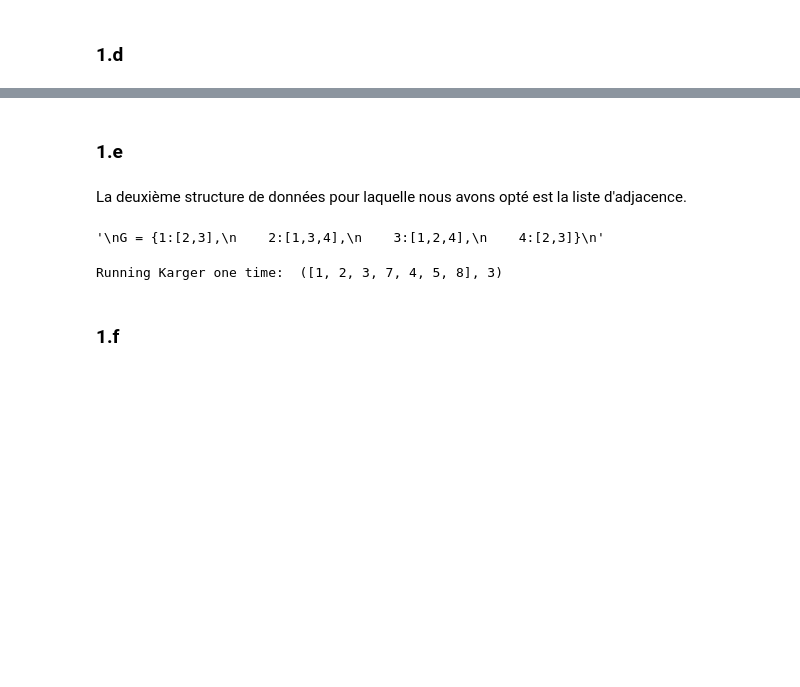
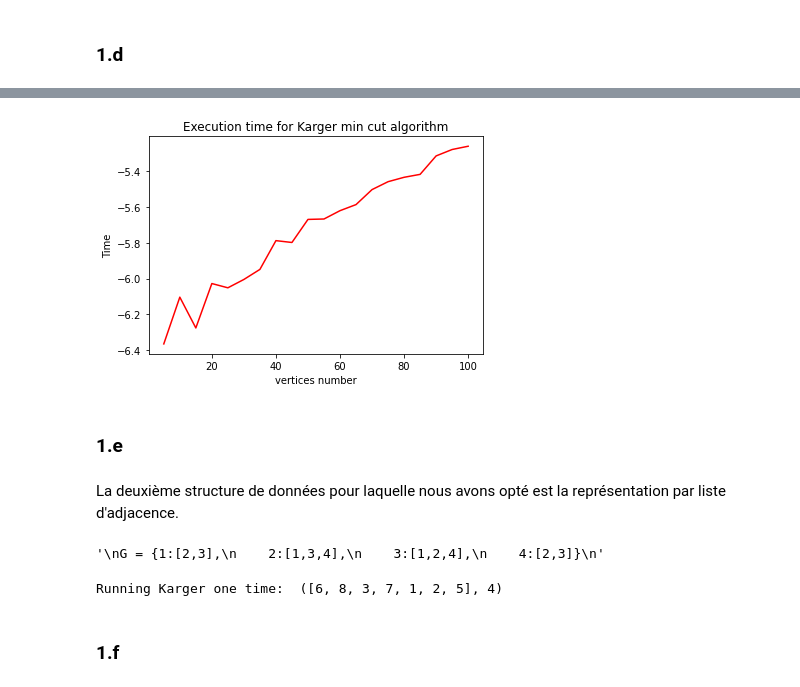
Before and after one commit to samynhl/Projet-COMPLEX, a Jupyter notebook: TME PROJET.ipynb, the cells around one changed output, grey strips where cells are left out. Cells and saved outputs as stored; diff of their text form; code cells hidden in the pictures; blank space fills up the shorter version.

```diff
--- a/TME PROJET.ipynb
+++ b/TME PROJET.ipynb
@@ -236,7 +283,32 @@ Karger(M2)
+# %%
+exec_times = []
+for n in range(5, 105, 5):
+    t = 0
+    for it in range(100):
+        G = create_graph(n, ty="biparti")
+        tic = time.time()
+        _,_ = Karger(G)
+        tac = time.time()
+        t+= (tac-tic)
+    exec_times.append(t/n)
+
+# Plotting the execution time
+abc = np.arange(5,105,5)
+plt.plot(abc, np.log(exec_times), "r")
+
+# Add titles and labels
+plt.title('Execution time for Karger min cut algorithm')
+plt.xlabel('vertices number')
+plt.ylabel('Time')
+
+# Show the figure
+plt.show()
+# %% [output]
+[figure, added]
 # %% [markdown]
 ### 1.e
 # %% [markdown]
-La deuxième structure de données pour laquelle nous avons opté est la liste d'adjacence.
+La deuxième structure de données pour laquelle nous avons opté est la représentation par liste d'adjacence.
 # %%
 """
 G = {1:[2,3],
@@ -276,7 +348,6 @@ def contract_2(G,a,b):
     return G
 
 
-
 def Karger_2(G):
 
     A = G.copy()
@@ -297,24 +368,9 @@ def Karger_2(G):
 
     return S2,len(A[a])  # length of either vertex is same so just picked a
 
-"""
-def multipleKarger(iterations):
-    i = 0
-    count = 10000000000  # a very large number that isn't a possible mincut
-    while i < iterations:
-        data = copy.deepcopy(G)  # this way don't have to reread the txt file
-        min_cut = karger(data)
-        if min_cut < count:
-            count = min_cut
-        i = i + 1
-    return count
-
-"""
-
-
 print("Running Karger one time: ", Karger_2(G))
 # %% [output]
-Running Karger one time:  ([1, 2, 3, 7, 4, 5, 8], 3)
+Running Karger one time:  ([6, 8, 3, 7, 1, 2, 5], 4)
 # %% [markdown]
 ### 1.f
 # %% [markdown]
```
Also changed, not shown: parts of 20 cells of this notebook.
